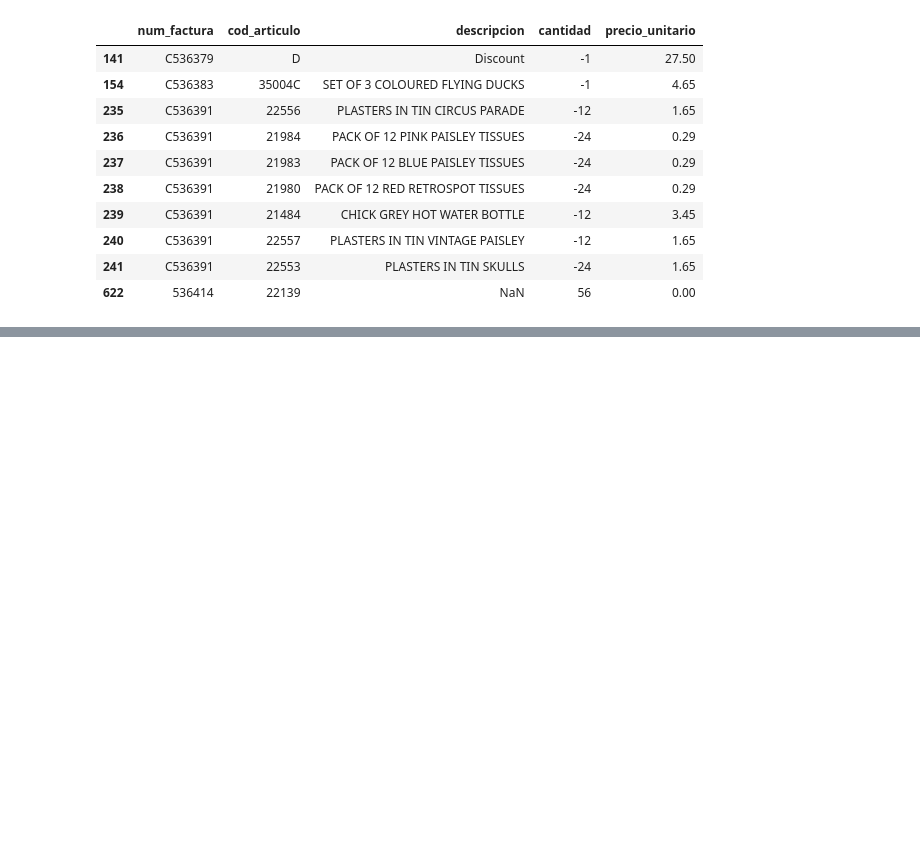
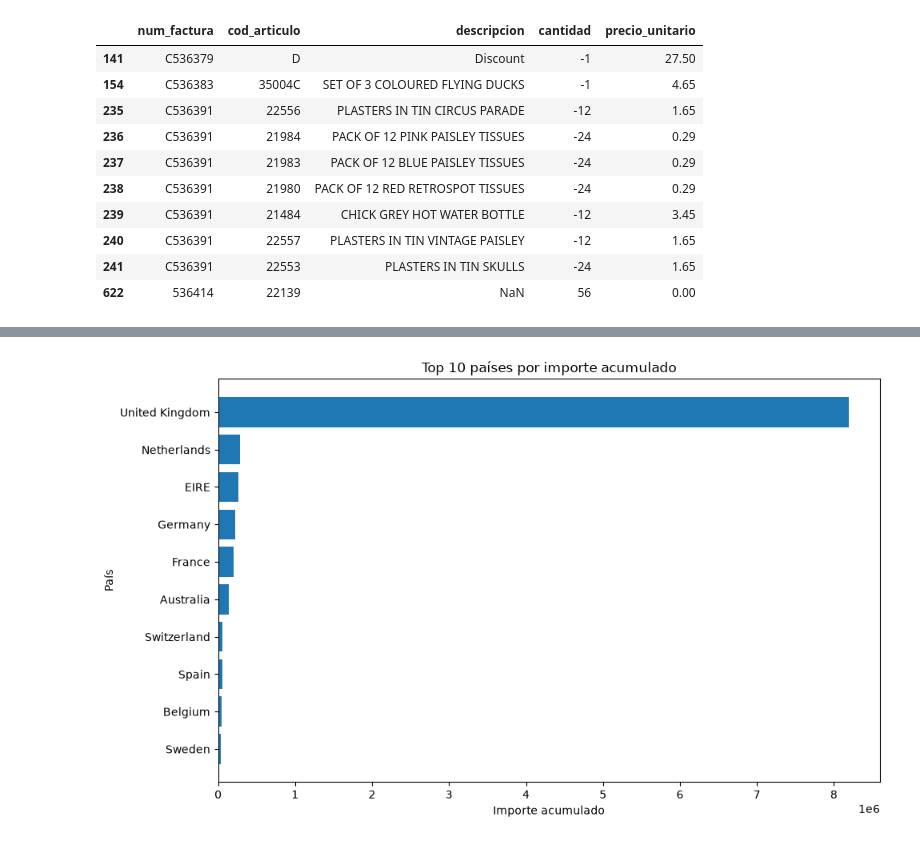
Before and after one commit to Sagrario/Comercio_minorista, a Jupyter notebook: notebooks/comercio2.ipynb, the cells around one changed output, grey strips where cells are left out. Cells and saved outputs as stored; diff of their text form; code cells hidden in the pictures; blank space fills up the shorter version.

```diff
--- a/notebooks/comercio2.ipynb
+++ b/notebooks/comercio2.ipynb
@@ -1392,0 +1008,12 @@ Name: count, dtype: Int64
+# %%
+#1. Calcular el importe por país
+ventas_por_pais = (
+    df_analisis_ventas
+    .groupby('pais')['importe']
+    .sum()
+    .sort_values(ascending=False)
+    .head(10)
+    .reset_index()
+)
+
+display(ventas_por_pais)
@@ -1392,0 +1032,20 @@ Name: count, dtype: Int64
+# %%
+paises_grafica = ventas_por_pais.sort_values(
+    'importe', ascending=True
+)
+
+plt.figure(figsize=(10, 6))
+
+plt.barh(
+    paises_grafica['pais'],
+    paises_grafica['importe']
+)
+
+plt.title('Top 10 países por importe acumulado')
+plt.xlabel('Importe acumulado')
+plt.ylabel('País')
+
+plt.tight_layout()
+plt.show()
+# %% [output]
+[figure, added]
```
Also changed, not shown: parts of 94 cells of this notebook.
